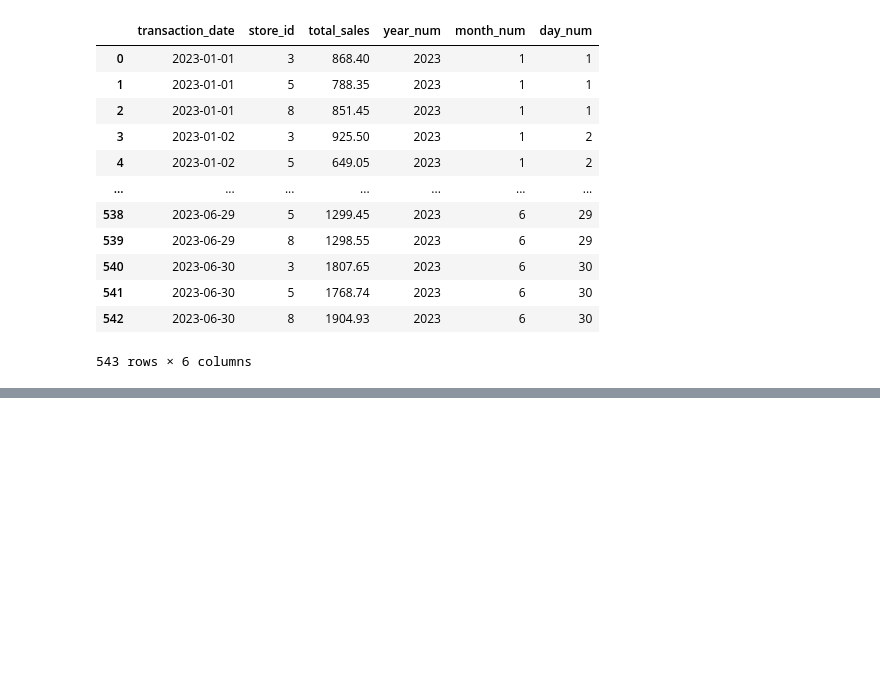
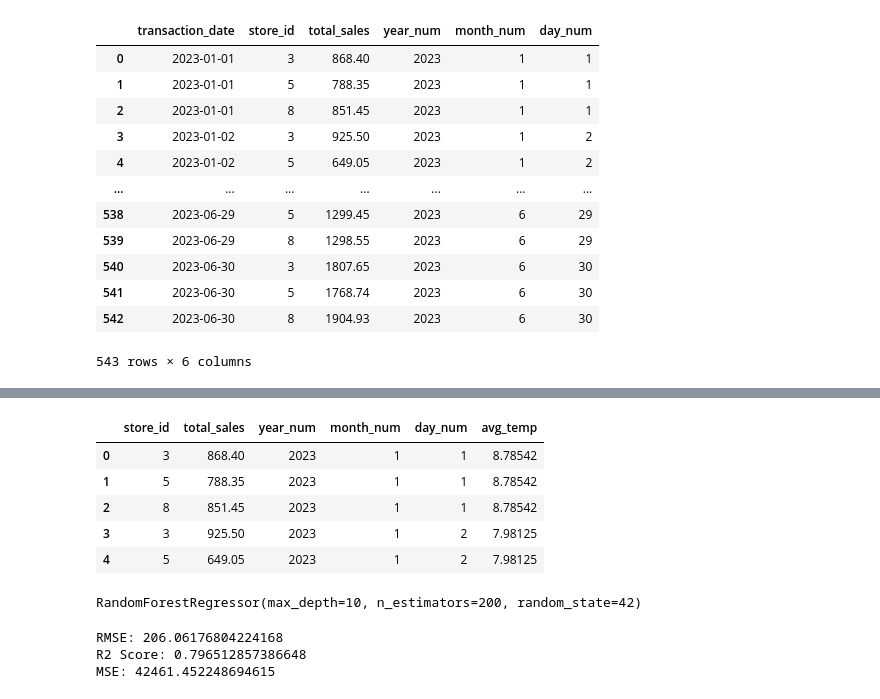
Before and after one commit to zara-abdulla/coffee-shop-sales-analysis, a Jupyter notebook: analysis/sales_forecasting_with_weather.ipynb, the cells around one changed output, grey strips where cells are left out. Drawn from its saved outputs; the diff is of its cells as text; code cells hidden in the pictures; blank space fills up the shorter version.

```diff
--- a/analysis/sales_forecasting_with_weather.ipynb
+++ b/analysis/sales_forecasting_with_weather.ipynb
@@ -114,3 +114,16 @@ ml_df
 | 541 | 5 | 1768.74 | 2023 | 6 | 30 | 23.03960 |
 | 542 | 8 | 1904.93 | 2023 | 6 | 30 | 23.03960 |
 543 rows × 6 columns
+# %%
+from sklearn.model_selection import train_test_split
+from sklearn.ensemble import RandomForestRegressor
+from sklearn.metrics import mean_squared_error, r2_score
+
+ml_df.head()
+# %% [output]
+|  | store_id | total_sales | year_num | month_num | day_num | avg_temp |
+| 0 | 3 | 868.40 | 2023 | 1 | 1 | 8.78542 |
+| 1 | 5 | 788.35 | 2023 | 1 | 1 | 8.78542 |
+| 2 | 8 | 851.45 | 2023 | 1 | 1 | 8.78542 |
+| 3 | 3 | 925.50 | 2023 | 1 | 2 | 7.98125 |
+| 4 | 5 | 649.05 | 2023 | 1 | 2 | 7.98125 |
@@ -116,0 +142,27 @@ ml_df
+# %%
+rf_model = RandomForestRegressor(
+    n_estimators=200,
+    max_depth=10,
+    random_state=42
+)
+
+rf_model.fit(X_train, y_train)
+# %% [output]
+RandomForestRegressor(max_depth=10, n_estimators=200, random_state=42)
+# %%
+from sklearn.metrics import mean_squared_error, r2_score
+import numpy as np
+
+y_pred = rf_model.predict(X_test)
+
+mse = mean_squared_error(y_test, y_pred)
+rmse = np.sqrt(mse)
+r2 = r2_score(y_test, y_pred)
+
+print("RMSE:", rmse)
+print("R2 Score:", r2)
+print("MSE:", mse)
+# %% [output]
+RMSE: 206.06176804224168
+R2 Score: 0.796512857386648
+MSE: 42461.452248694615
```
Also changed, not shown: parts of 5 cells of this notebook, 1 other file.
